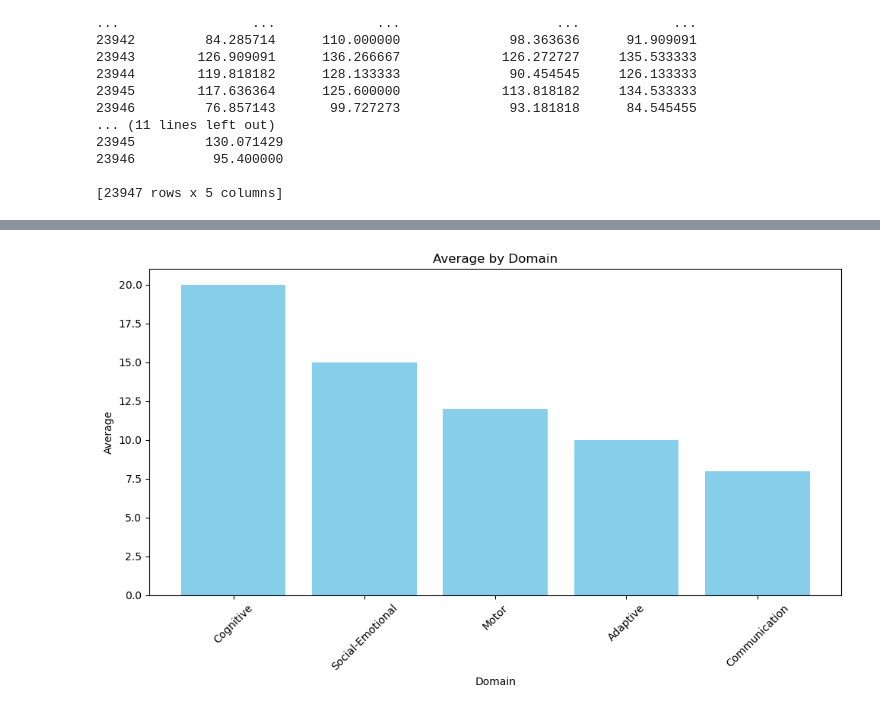
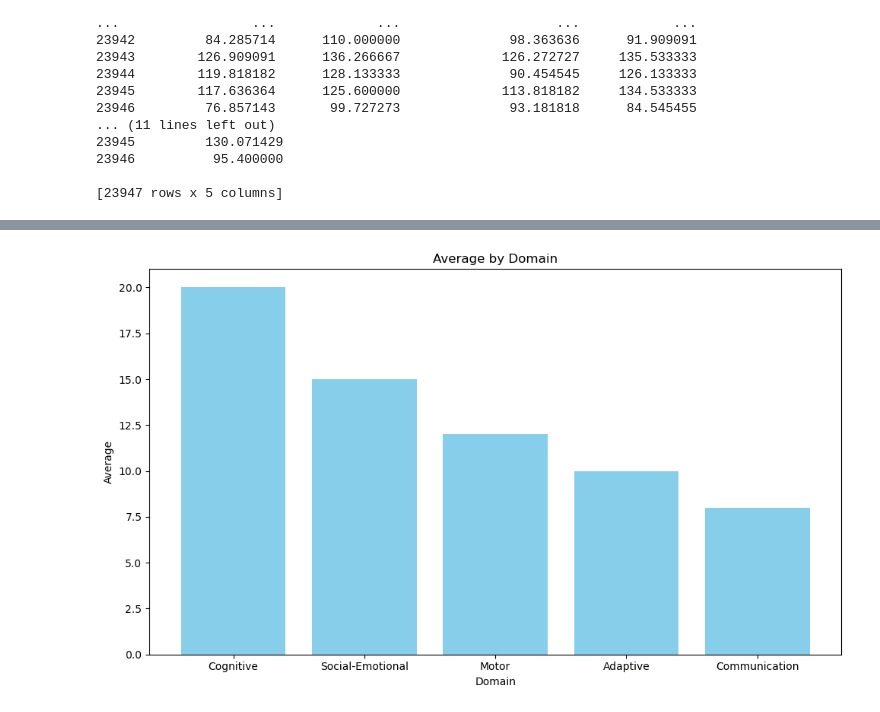
Before and after one commit to NSS-Full-Time-Data-Analytics-11/teis-project-tucker, a Jupyter notebook: TEISBDI.ipynb, the cells around one changed output, grey strips where cells are left out. Drawn from its saved outputs; the diff is of its cells as text; code cells hidden in the pictures.

```diff
--- a/TEISBDI.ipynb
+++ b/TEISBDI.ipynb
@@ -444,12 +360,12 @@ averages_df = averages_df.sort_values(by='Average', ascending=False)
 # %%
 plt.figure(figsize=(10, 6))
 plt.bar(averages_df['Domain'], averages_df['Average'], color='skyblue')
 plt.xlabel('Domain')
 plt.ylabel('Average')
 plt.title('Average by Domain')
-plt.xticks(rotation=45)
+plt.xticks(rotation=360)
 plt.tight_layout()
 
 plt.show()
 # %% [output]
-[figure, old version]
+[figure, new version]
```
Also changed, not shown: parts of 36 cells of this notebook.
